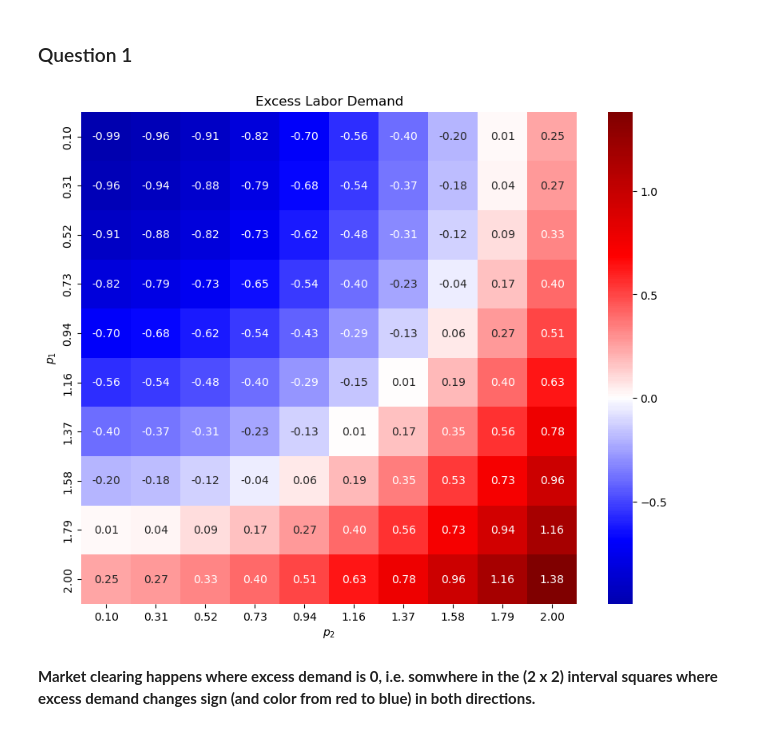
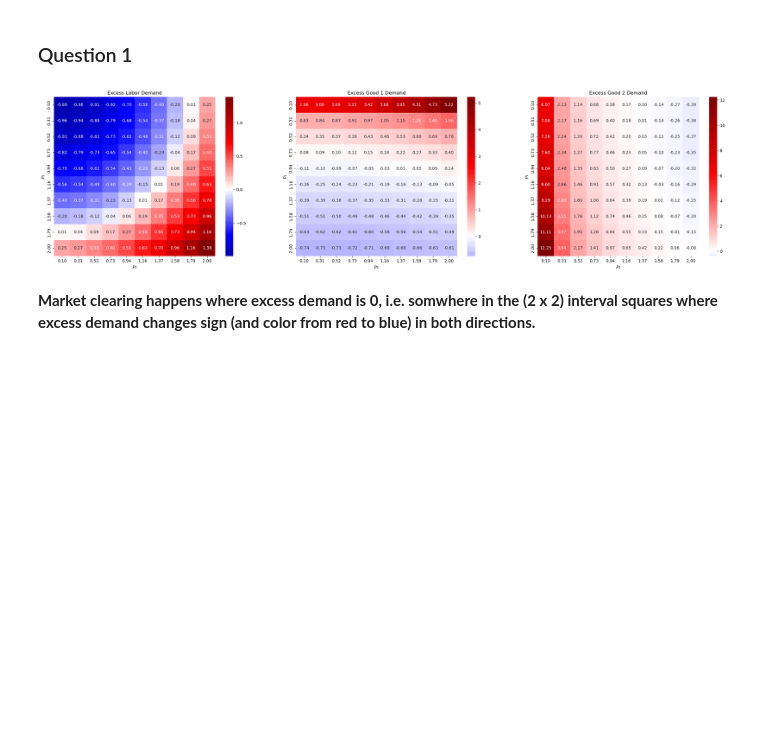
Before and after one commit to NumEconCopenhagen/projects-2024-alberto-frederik-patryk, a Jupyter notebook: examproject/exam_2024_problem1.ipynb, the cells around one changed output. Cells and saved outputs as stored; diff of their text form; code cells hidden in the pictures; blank space fills up the shorter version.

```diff
--- a/examproject/exam_2024_problem1.ipynb
+++ b/examproject/exam_2024_problem1.ipynb
@@ -71,39 +71,99 @@ def firms(p1,p2,w,par):
 
     return l_star_sum,y_1_star,y_2_star,
 # %%
-# Checking Labor Market Clearing
+##### Checking Labor Market Clearing #####
 import pandas as pd
 import seaborn as sns
 import matplotlib.pyplot as plt
 
 # Make DataFrame
 p1_values = np.linspace(0.1, 2.0, 10)
 p2_values = np.linspace(0.1, 2.0, 10)
 eld_table = pd.DataFrame(index=p1_values, columns=p2_values)
 
 # Compute excess labor demand and fill the DataFrame
 w = 1
 for p1 in p1_values:
     for p2 in p2_values:
         l, c_1, c_2 = consumer(p1, p2, w, par)
         l_f, y_1, y_2 = firms(p1, p2, w, par)
 
         ELD = l_f - l
         eld_table.at[p1, p2] = ELD
 
 # Formatting the DataFrame
 eld_table = eld_table.apply(pd.to_numeric)
 eld_table.index = eld_table.index.map(lambda x: f"{x:.2f}")
 eld_table.columns = eld_table.columns.map(lambda x: f"{x:.2f}")
 
-# Plotting the heatmap
-plt.figure(figsize=(10, 8))
+##### Checking Good Market 1 Clearing #####
+
+# Make DataFrame
+p1_values = np.linspace(0.1, 2.0, 10)
+p2_values = np.linspace(0.1, 2.0, 10)
+egd_1_table = pd.DataFrame(index=p1_values, columns=p2_values)
+
+# Compute excess good 1 demand and fill the DataFrame
+w = 1
+for p1 in p1_values:
+    for p2 in p2_values:
+        l, c_1, c_2 = consumer(p1, p2, w, par)
+        l_f, y_1, y_2 = firms(p1, p2, w, par)
+
+        EGD_1 = c_1 - y_1
+        egd_1_table.at[p1, p2] = EGD_1
+
+# Formatting the DataFrame
+egd_1_table = egd_1_table.apply(pd.to_numeric)
+egd_1_table.index = egd_1_table.index.map(lambda x: f"{x:.2f}")
+egd_1_table.columns = egd_1_table.columns.map(lambda x: f"{x:.2f}")
+
+##### Checking Good Market 2 Clearing #####
+
+# Make DataFrame
+p1_values = np.linspace(0.1, 2.0, 10)
+p2_values = np.linspace(0.1, 2.0, 10)
+egd_2_table = pd.DataFrame(index=p1_values, columns=p2_values)
+
+# Compute excess good 2 demand and fill the DataFrame
+w = 1
+for p1 in p1_values:
+    for p2 in p2_values:
+        l, c_1, c_2 = consumer(p1, p2, w, par)
+        l_f, y_1, y_2 = firms(p1, p2, w, par)
+
+        EGD_2 = c_2 - y_2
+        egd_2_table.at[p1, p2] = EGD_2
+
+# Formatting the DataFrame
+egd_2_table = egd_2_table.apply(pd.to_numeric)
+egd_2_table.index = egd_2_table.index.map(lambda x: f"{x:.2f}")
+egd_2_table.columns = egd_2_table.columns.map(lambda x: f"{x:.2f}")
+
+
+# Plotting the heatmaps
+plt.figure(figsize=(30, 7))
+plt.subplot(1, 3, 1)
 sns.heatmap(eld_table, annot=True, fmt=".2f", cmap="seismic", center=0)
 plt.title('Excess Labor Demand')
 plt.xlabel(r'$p_2$')
 plt.ylabel(r'$p_1$')
+
+
+plt.subplot(1, 3, 2)
+sns.heatmap(egd_1_table, annot=True, fmt=".2f", cmap="seismic", center=0)
+plt.title('Excess Good 1 Demand')
+plt.xlabel(r'$p_2$')
+plt.ylabel(r'$p_1$')
+
+
+plt.subplot(1, 3, 3)
+sns.heatmap(egd_2_table, annot=True, fmt=".2f", cmap="seismic", center=0)
+plt.title('Excess Good 2 Demand')
+plt.xlabel(r'$p_2$')
+plt.ylabel(r'$p_1$')
 plt.show()
 # %% [output]
-[figure, old version]
+[figure, new version]
 # %% [markdown]
 **Market clearing happens where excess demand is 0, i.e. somwhere in the (2 x 2) interval squares where excess demand changes sign (and color from red to blue) in both directions.**
```
Also changed, not shown: parts of 2 cells of this notebook.
